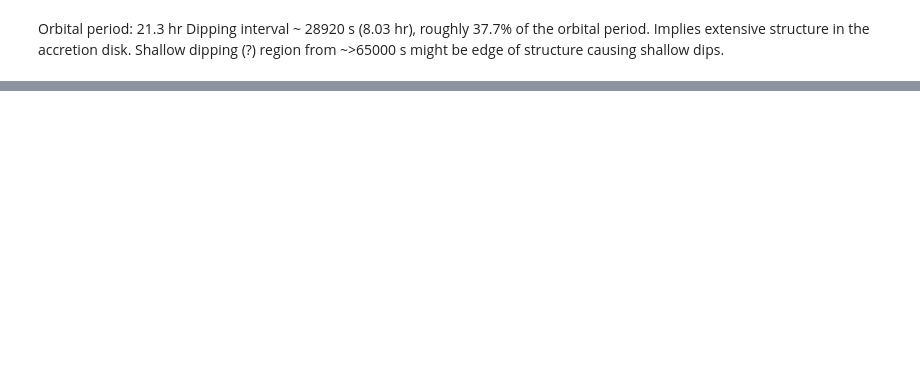
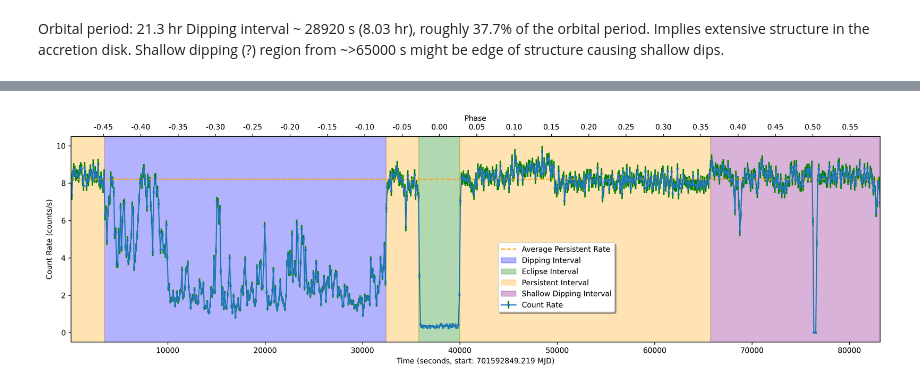
Before and after one commit to KSSolomons/Swift-j1858.6-0814, a Jupyter notebook: analysis/light curve.ipynb, the cells around one changed output, grey strips where cells are left out. Drawn from its saved outputs; the diff is of its cells as text; code cells hidden in the pictures; blank space fills up the shorter version.

Commit message:
Various changes and additions to pipelines. Added additional notebooks.

```diff
--- a/analysis/light curve.ipynb
+++ b/analysis/light curve.ipynb
@@ -102,3 +96,87 @@ Orbital period: 21.3 hr
 Dipping interval ~ 28920 s (8.03 hr), roughly 37.7% of the orbital period.
 Implies extensive structure in the accretion disk.
 Shallow dipping (?) region from ~>65000 s might be edge of structure causing shallow dips.
+# %%
+# Replace with the path to your file
+lc_file_path = "../products/0865600201/pn/lc/pn_source_lc_raw.fits"
+
+# Read the RATE table to get time and rate columns
+with fits.open(lc_file_path) as hdul:
+    lc_table = Table(hdul[1].data)
+# Extract time and rate
+time = lc_table['TIME']
+rate = lc_table['RATE']
+
+# Get the observation start time from the header
+with fits.open(lc_file_path) as hdul:
+    header = hdul[1].header
+    expstart_time = Time(header['TSTART'], format='mjd')
+# Convert time to relative seconds from the start of the observation
+time_relative = (time - header['TSTART'])
+# %%
+%matplotlib notebook
+
+fig, ax1 = plt.subplots(figsize=(16,5), dpi=100)
+ax1.errorbar(time_relative, rate, yerr=lc_table['ERROR'], fmt='s-', markersize=2, alpha=1, elinewidth=2,ecolor='green',label='Count Rate')
+ax1.set_xlabel(f'Time (seconds, start: {expstart_time.mjd:.3f} MJD)')
+ax1.set_ylabel('Count Rate (counts/s)')
+
+
+#define dipping, eclipse, and persistent intervals
+persistent_intervals = [(time_relative[0],3510),(32430,35780),(40000, 65760)]
+dipping_intervals = (3510, 32430)
+eclipse_intervals = (35780, 40000)
+shallow_dip_interval = (65760, time_relative[-1])
+
+
+#average count rate for both persistent intervals
+persistent_mask = ((time_relative >= persistent_intervals[0][0]) & (time_relative <= persistent_intervals[0][1])) | \
+                  ((time_relative >= persistent_intervals[1][0]) & (time_relative <= persistent_intervals[1][1]) | \
+                  ((time_relative >= persistent_intervals[2][0]) & (time_relative <= persistent_intervals[2][1])))
+persistent_rate = rate[persistent_mask]
+average_persistent_rate = persistent_rate.mean()
+ax1.hlines(average_persistent_rate, time_relative[0], time_relative[-1], colors='orange', linestyles='dashed', label='Average Persistent Rate')
+
+
+
+# Highlight intervals
+ax1.axvspan(dipping_intervals[0], dipping_intervals[1], color='blue', alpha=0.3, label='Dipping Interval')
+
+ax1.axvspan(eclipse_intervals[0], eclipse_intervals[1], color='green', alpha=0.3, label='Eclipse Interval')
+
+ax1.axvspan(persistent_intervals[0][0], persistent_intervals[0][1], color='orange', alpha=0.3, label='Persistent Interval')
+ax1.axvspan(persistent_intervals[1][0], persistent_intervals[1][1], color='orange', alpha=0.3)
+ax1.axvspan(persistent_intervals[2][0], persistent_intervals[2][1], color='orange', alpha=0.3)
+
+ax1.axvspan(shallow_dip_interval[0], shallow_dip_interval[1], color='purple', alpha=0.3, label='Shallow Dipping Interval')
+
+ax1.legend(fancybox=True,shadow=True,loc='upper center', bbox_to_anchor=(0.6, 0.5))
+ax1.set_xlim(time_relative[0], time_relative[-1])
+ax1.set_ylim(None,None)
+
+# Add top axis for phase
+ax2 = ax1.twiny() # create a second x-axis on top
+period_seconds = 21.3 * 3600
+t0 = (eclipse_intervals[0] + eclipse_intervals[1]) / 2  # Midpoint of the eclipse interval
+
+def time_to_phase(t):
+    return (t - t0) / period_seconds
+
+ax2.set_xlabel("Phase")
+# Get limits from ax1 and transform them for ax2
+ax2.set_xlim(time_to_phase(ax1.get_xlim()[0]), time_to_phase(ax1.get_xlim()[1]))
+
+ax2.xaxis.set_ticks_position('top')
+ax2.xaxis.set_label_position('top')
+
+# Set ticks at intervals of 0.05
+from matplotlib.ticker import MultipleLocator, FormatStrFormatter
+ax2.xaxis.set_major_locator(MultipleLocator(0.05))
+ax2.xaxis.set_major_formatter(FormatStrFormatter('%.2f'))
+
+plt.tight_layout()
+plt.savefig('lc.png', dpi=300)
+
+from IPython.display import Image, display
+display(Image('lc.png'), width=800)
+# %% [output]
@@ -104,0 +185 @@ Shallow dipping (?) region from ~>65000 s might be edge of structure causing sha
+[figure, added]
```
Also changed, not shown: parts of 3 cells of this notebook, 10 other files.
